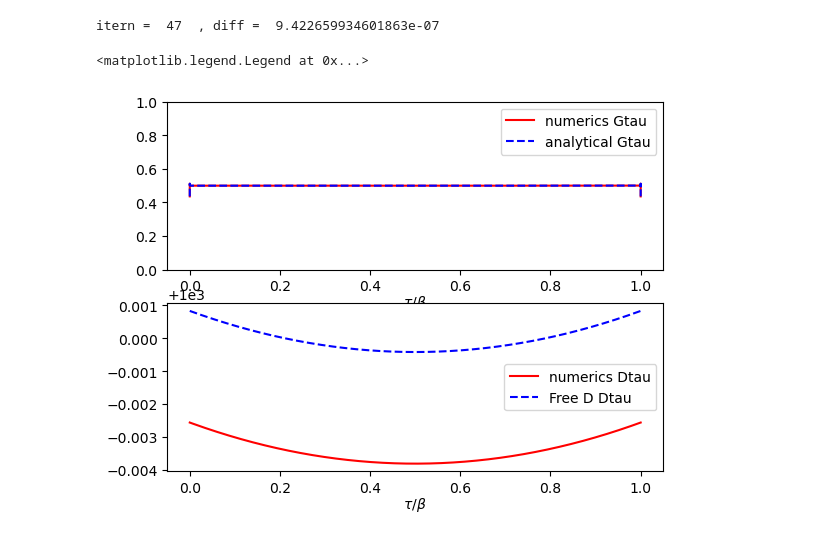
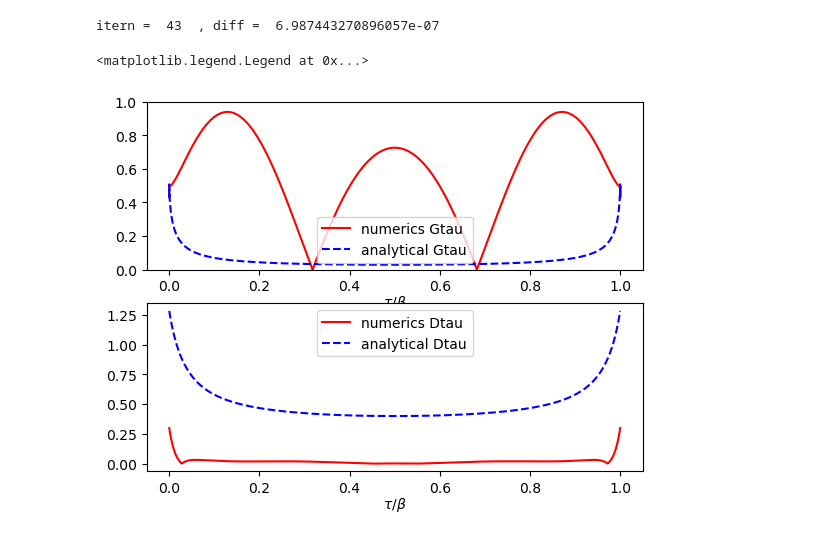
Before and after one commit to aravindhshankar/TwoSidedYSYK, a Jupyter notebook: Esterlis_SchmalianImagTime.ipynb, the cells around one changed output. Drawn from its saved outputs; the diff is of its cells as text; code cells hidden in the pictures.

```diff
--- a/Esterlis_SchmalianImagTime.ipynb
+++ b/Esterlis_SchmalianImagTime.ipynb
@@ -9,10 +9,10 @@ Nbig = int(1e5)
 #Nbig = 10
 err = 1e-6
 
-beta = 0.01
+beta = 50
 mu = 0
-g = 0.01
-r = 0.1
+g = 1.0
+r = 2.
 kappa = 1.
 
 omega = (2 * np.arange(Nbig) - Nbig + 1) * np.pi/beta
@@ -20,13 +20,15 @@ nu = (2 * np.arange(Nbig) - Nbig ) * np.pi/beta
 tau = (np.arange(Nbig) + 1./2) * beta/Nbig
 # %%
 Gtau = 0.5*np.ones(Nbig)
-Dtau = 1.0*np.ones(Nbig)
+Dtau = 1.0*DfreeImagtau(tau,r,beta)
 
 itern = 0
 diff = 1
 x = 0.5
+#x=1.0
 
 while(diff>err):
+#while(itern<200):
     itern+=1
     diffold = diff
 
@@ -37,7 +39,7 @@ while(diff>err):
     oldDomega = Time2FreqB(oldDtau,Nbig,beta)
 
     Sigmatau = 1.0 * kappa * (g**2) * Dtau * Gtau
-    Pitau = -1.0 * g**2 * Gtau * Gtau[::-1]
+    Pitau = 1.0 * g**2 * Gtau * Gtau[::-1] #KMS G(-tau) = -G(beta-tau)
 
     Sigmaomega = Time2FreqF(Sigmatau,Nbig,beta)
     Piomega =  Time2FreqB(Pitau,Nbig,beta)
@@ -48,6 +50,7 @@ while(diff>err):
     Gtau = Freq2TimeF(Gomega,Nbig,beta)
     Dtau = Freq2TimeB(Domega,Nbig,beta)
 
+    #diff = (1.0/Nbig) * np. sqrt(np.sum((np.abs(Gtau-oldGtau))**2) + np.sum((np.abs(Dtau-oldDtau))**2))
     diff = (1.0/Nbig) * np. sqrt(np.sum((np.abs(Gtau-oldGtau))**2) + np.sum((np.abs(Dtau-oldDtau))**2))
 
     if diff>diffold:
@@ -57,26 +60,26 @@ while(diff>err):
 
 print("itern = ",itern," , diff = ", diff)
 # %% [output]
-itern =  47  , diff =  9.422659934601863e-07
+itern =  43  , diff =  6.987443270896057e-07
 # %%
 Gconftau = Freq2TimeF(GconfImag(omega,g,beta),Nbig,beta)
 Dconftau = Freq2TimeB(DconfImag(nu,g,beta),Nbig,beta)
 FreeDtau = DfreeImagtau(tau,r,beta)
 
 fig, ax = plt.subplots(2)
 
 ax[0].plot(tau/beta, np.abs(Gtau), 'r', label = 'numerics Gtau')
 ax[0].plot(tau/beta, np.abs(Gconftau), 'b--', label = 'analytical Gtau' )
 ax[0].set_ylim(0,1)
 ax[0].set_xlabel(r'$\tau/\beta$',labelpad = 0)
 ax[0].legend()
 
 ax[1].plot(tau/beta, np.abs(Dtau), 'r', label = 'numerics Dtau')
-#ax[1].plot(tau/beta, np.abs(Dconftau), 'b--', label = 'analytical Dtau' )
-ax[1].plot(tau/beta, np.abs(FreeDtau), 'b--', label = 'Free D Dtau' )
+ax[1].plot(tau/beta, np.abs(Dconftau), 'b--', label = 'analytical Dtau' )
+#ax[1].plot(tau/beta, np.abs(FreeDtau), 'b--', label = 'Free D Dtau' )
 #ax[1].set_ylim(0,1)
 ax[1].set_xlabel(r'$\tau/\beta$',labelpad = 0)
 ax[1].legend()
 # %% [output]
 <matplotlib.legend.Legend at 0x...>
-[figure, old version]
+[figure, new version]
```
Also changed, not shown: 1 other file.
